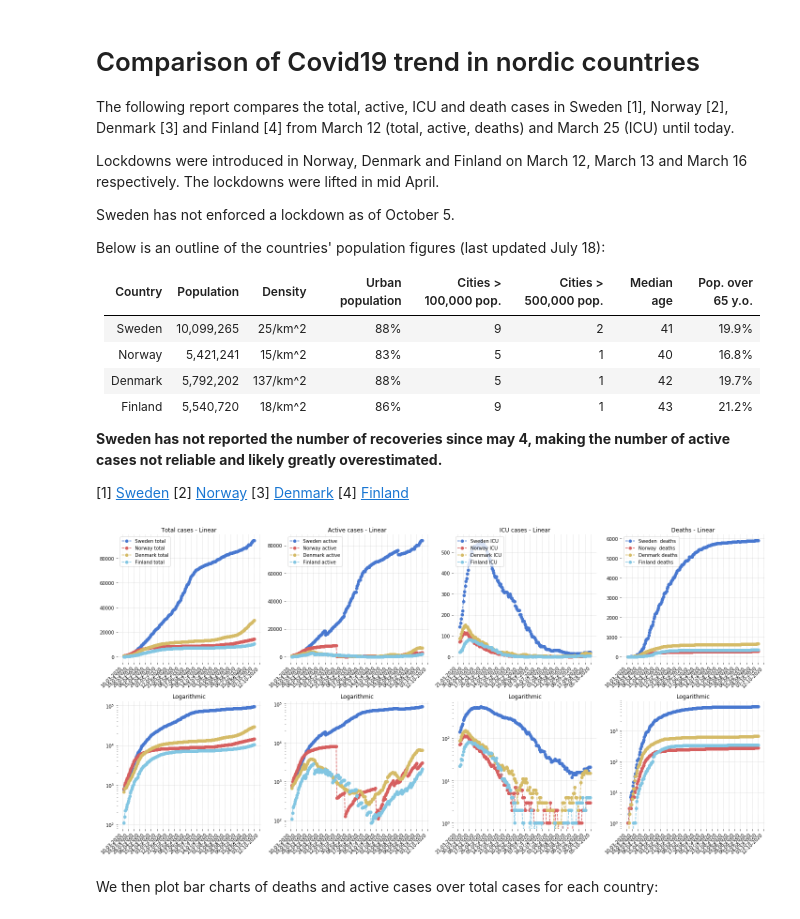
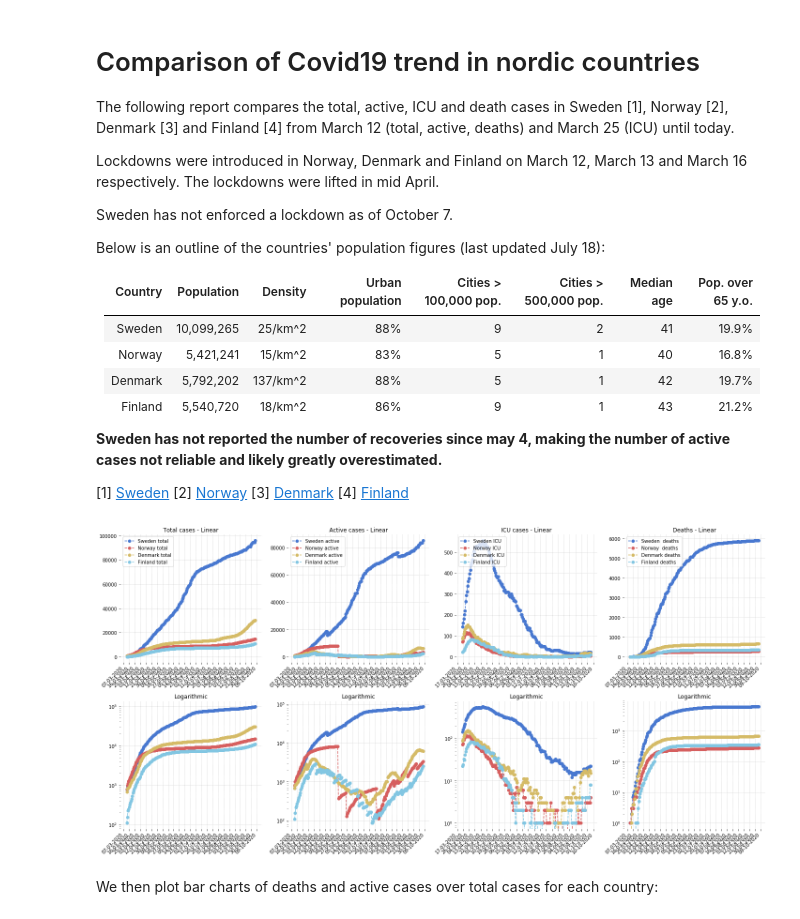
Before and after one commit to eera-l/Covid19-Sweden-Overview, a Jupyter notebook: c19-nordics.ipynb, the cells around one changed output. Cells and saved outputs as stored; diff of their text form; code cells hidden in the pictures.

```diff
--- a/c19-nordics.ipynb
+++ b/c19-nordics.ipynb
@@ -5,7 +5,7 @@ The following report compares the total, active, ICU and death cases in Sweden [
 
 Lockdowns were introduced in Norway, Denmark and Finland on March 12, March 13 and March 16 respectively. The lockdowns were lifted in mid April.
 
-Sweden has not enforced a lockdown as of October 5.
+Sweden has not enforced a lockdown as of October 7.
 
 Below is an outline of the countries' population figures (last updated July 18):
 
@@ -51,7 +51,7 @@ swe_act = np.array([685, 812, 958, 1036, 1113, 1187, 1276, 1412, 1607, 1734, 189
                     71843, 71843, 72400, 72585, 72874, 73337, 73700, 73700, 73700, 74481, 74617, 74780, 75148, 75396, 75396, 75396,
                     76006, 76168, 76337, 73578, 73634, 73634, 73634, 73916, 74034, 74128, 74030, 74373, 74373, 74373, 74896, 75034,
                     75179, 75467, 75765, 75869, 75875, 75869, 76656, 76865, 77168, 77645, 77645, 77674, 77674, 78800, 79074, 79578,
-                    80189, 80312, 80312, 80312, 81712, 82086, 82813, 83647, 83647, 83647])
+                    80189, 80312, 80312, 80312, 81712, 82086, 82813, 83647, 83647, 83647, 83647, 85331])
 
 nor_act = utils.load_norway_active()
 
@@ -67,21 +67,22 @@ nor_icu = np.array([72, 75, 91, 101, 104, 110, 117, 114, 110, 112, 114, 109, 105
                     16, 17, 14, 13, 12, 12, 14, 11, 11, 10, 8, 8, 8, 8, 9, 6, 6, 5, 5, 5, 5, 3, 2, 4, 5, 5, 3, 7, 7, 6, 5, 6, 6, 6, 7,
                     6, 6, 6, 4, 4, 4, 2, 2, 3, 3, 3, 3, 3, 2, 2, 3, 2, 2, 2, 2, 1, 1, 1, 1, 1, 1, 1, 1, 1, 1, 1, 1, 1, 1, 2, 2, 2, 2, 1,
                     1, 1, 1, 1, 1, 3, 2, 2, 2, 2, 2, 2, 1, 2, 2, 2, 1, 1, 0, 0, 0, 0, 0, 1, 1, 1, 1, 1, 1, 1, 1, 1, 0, 0, 0, 0, 0, 0, 1,
-                    1, 1, 1, 1, 1, 1, 1, 1, 2, 1, 1, 1, 1, 2, 2, 2, 2, 2, 2, 3, 3, 3, 3, 3, 3, 3])
+                    1, 1, 1, 1, 1, 1, 1, 1, 2, 1, 1, 1, 1, 2, 2, 2, 2, 2, 2, 3, 3, 3, 3, 3, 3, 3, 3, 4])
 
 dan_icu = np.array([87, 94, 109, 121, 131, 137, 145, 146, 153, 143, 142, 144, 133, 127, 127, 120, 113, 106, 104, 100, 93, 89, 92, 93, 87,
                     84, 84, 81, 80, 74, 69, 70, 70, 72, 66, 66, 62, 61, 60, 62, 57, 49, 46, 43, 42, 39, 40, 43, 43, 37, 35, 32, 28, 27,
                     26, 25, 25, 23, 23, 19, 21, 20, 23, 22, 20, 18, 20, 20, 20, 21, 20, 17, 17, 15, 15, 16, 15, 17, 14, 14, 11, 11, 10,
                     9, 6, 3, 6, 6, 6, 7, 8, 8, 9, 11, 11, 10, 9, 10, 11, 9, 6, 6, 6, 7, 5, 5, 5, 4, 5, 6, 6, 6, 6, 5, 5, 2, 3, 3, 4, 4,
                     3, 3, 3, 3, 3, 3, 3, 3, 3, 2, 2, 2, 2, 2, 2, 2, 2, 2, 2, 1, 1, 1, 1, 0, 0, 1, 1, 1, 1, 1, 1, 2, 3, 3, 3, 2, 2, 4, 4,
-                    4, 4, 4, 3, 3, 3, 4, 3, 3, 5, 5, 7, 4, 4, 4, 3, 2, 3, 3, 4, 9, 12, 14, 15, 14, 16, 17, 17, 17, 15, 15, 15, 15, 15, 15])
+                    4, 4, 4, 3, 3, 3, 4, 3, 3, 5, 5, 7, 4, 4, 4, 3, 2, 3, 3, 4, 9, 12, 14, 15, 14, 16, 17, 17, 17, 15, 15, 15, 13, 17, 18,
+                    17, 15])
 
 fin_icu = np.array([22, 24, 32, 31, 41, 49, 56, 62, 65, 72, 73, 76, 81, 83, 82, 82, 81, 80, 77, 74, 75, 75, 76, 73, 70, 68, 67, 63, 63,
                     60, 61, 60, 62, 56, 56, 51, 48, 49, 52, 49, 49, 48, 44, 44, 45, 45, 45, 44, 34, 35, 33, 32, 30, 29, 34, 25, 20, 22,
                     21, 21, 19, 18, 11, 11, 11, 10, 11, 10, 9, 9, 7, 8, 8, 7, 6, 6, 4, 4, 4, 3, 2, 1, 3, 2, 2, 2, 2, 2, 2, 2, 2, 2, 2,
                     1, 1, 0, 0, 0, 0, 0, 0, 0, 0, 1, 1, 2, 2, 0, 0, 0, 1, 1, 0, 0, 1, 1, 1, 1, 1, 1, 1, 1, 0, 0, 0, 0, 0, 0, 0, 0, 0, 0,
                     0, 0, 0, 0, 0, 0, 0, 0, 1, 1, 0, 0, 0, 0, 0, 0, 0, 0, 0, 0, 0, 1, 1, 1, 1, 1, 1, 1, 1, 2, 2, 2, 2, 2, 1, 1, 1, 1, 1,
-                    1, 1, 3, 3, 3, 3, 3, 3, 3, 3, 3, 4, 2, 2, 2, 2, 4, 4, 4, 4, 4, 4, 4])
+                    1, 1, 3, 3, 3, 3, 3, 3, 3, 3, 3, 4, 2, 2, 2, 2, 4, 4, 4, 4, 4, 4, 4, 8, 8])
 
 # From march 12th
 swe_d = utils.load_sweden_deaths(1)[:-1]
@@ -175,34 +176,34 @@ ax7.plot(days_12, dan_d, '--yo', label='Denmark deaths')
 ax7.plot(days_12, fin_d, '--co', label='Finland deaths')
 ax7.legend(loc="upper left")
 ax7.set_title('Deaths - Linear')
 ax7.xaxis.set_major_formatter(mdates.DateFormatter('%d-%m-%Y'))
 ax7.xaxis.set_major_locator(mdates.DayLocator(interval=interval))
 ax7.axes.grid(linestyle='dotted')
 
 ax8 = fig.add_subplot(248)
 ax8.plot(days_12, swe_d, '--bo')
 ax8.plot(days_12, nor_d, '--ro')
 ax8.plot(days_12, dan_d, '--yo')
 ax8.plot(days_12, fin_d, '--co')
 ax8.set_title('Logarithmic')
 ax8.xaxis.set_major_formatter(mdates.DateFormatter('%d-%m-%Y'))
 ax8.xaxis.set_major_locator(mdates.DayLocator(interval=interval))
 ax8.set_yscale('log')
 ax8.axes.grid(linestyle='dotted')
 
 
 for ax in fig.axes:
   for label in ax.get_xticklabels():
     label.set_ha("right")
     label.set_rotation(45)
 sns.set_color_codes('muted')
 sns.despine(left = True, bottom = True)
 fig.set_figheight(10)
 fig.set_figwidth(20)
 plt.tight_layout()
 plt.show()
 # %% [output]
-[figure, old version]
+[figure, new version]
 # %% [markdown]
 We then plot bar charts of deaths and active cases over total cases for each country:
 # %%
```
Also changed, not shown: parts of 5 cells of this notebook, 1 other file.
